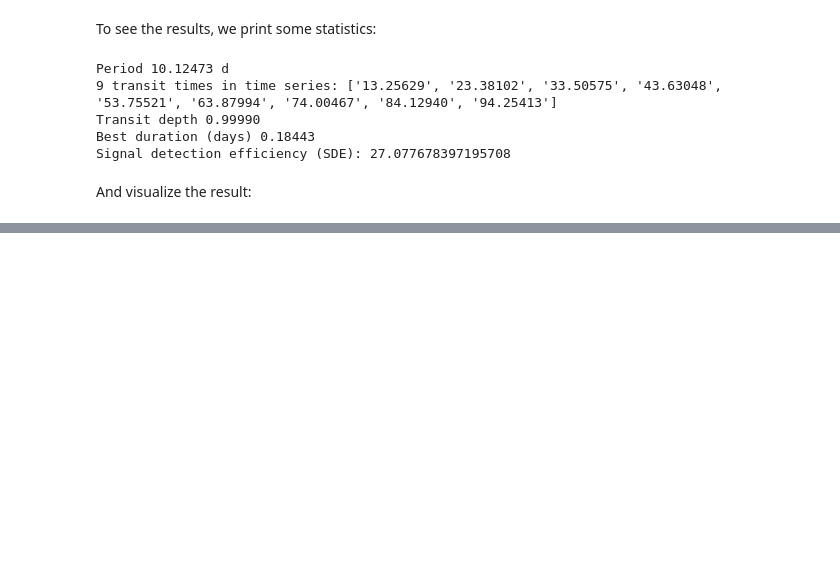
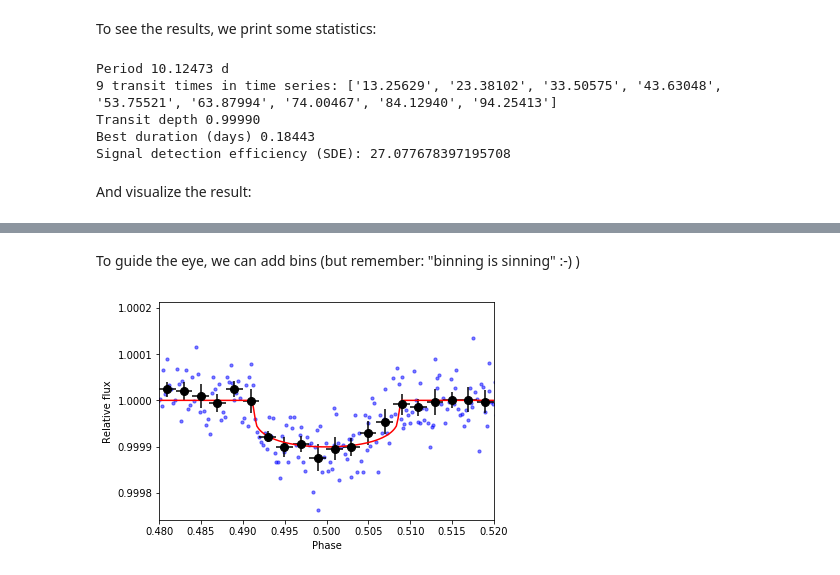
Before and after one commit to hippke/tls, a Jupyter notebook: tutorials/01 Quick start with synthetic data.ipynb, the cells around one changed output, grey strips where cells are left out. Cells and saved outputs as stored; diff of their text form; code cells hidden in the pictures; blank space fills up the shorter version.

```diff
--- a/tutorials/01 Quick start with synthetic data.ipynb
+++ b/tutorials/01 Quick start with synthetic data.ipynb
@@ -101,0 +98,36 @@ That's it! Now you can start to make your own tests.
+# %% [markdown]
+To guide the eye, we can add bins (but remember: "binning is sinning" :-) )
+# %%
+from scipy import stats
+bins = 500
+bin_means, bin_edges, binnumber = stats.binned_statistic(
+    results.folded_phase,
+    results.folded_y,
+    statistic='mean',
+    bins=bins)
+bin_stds, _, _ = stats.binned_statistic(
+    results.folded_phase,
+    results.folded_y,
+    statistic='std',
+    bins=bins)
+bin_width = (bin_edges[1] - bin_edges[0])
+bin_centers = bin_edges[1:] - bin_width/2
+
+plt.plot(results.model_folded_phase, results.model_folded_model, color='red')
+plt.scatter(results.folded_phase, results.folded_y, color='blue', s=10, alpha=0.5, zorder=2)
+plt.errorbar(
+    bin_centers,
+    bin_means,
+    yerr=bin_stds/2,
+    xerr=bin_width/2,
+    marker='o',
+    markersize=8,
+    color='black',
+    #capsize=10,
+    linestyle='none')
+plt.xlim(0.48, 0.52)
+plt.ticklabel_format(useOffset=False)
+plt.xlabel('Phase')
+plt.ylabel('Relative flux');
+# %% [output]
+[figure, added]
```
Also changed, not shown: parts of 4 cells of this notebook, 25 other files.
